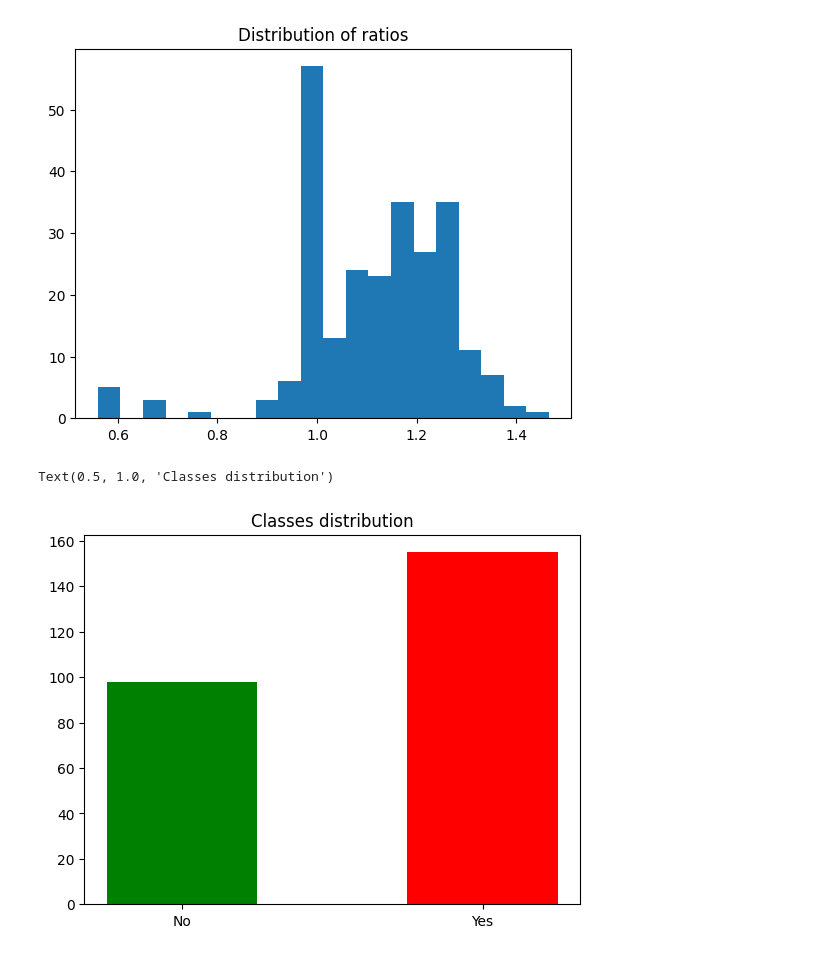
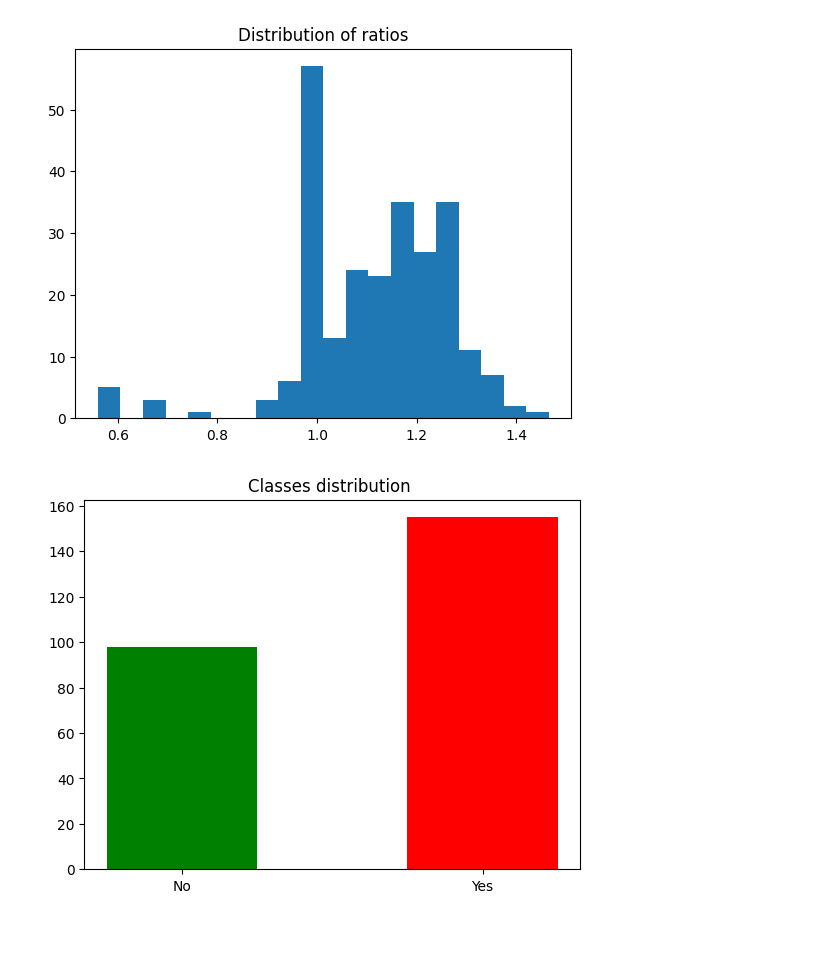
Before and after one commit to gqkd/MRI_Brain_Tumor_Detection, a Jupyter notebook: Brain_Tumor_Detection.ipynb, the cells around one changed output. Saved outputs shown, nothing was run; the diff lists cells and outputs as text; code cells hidden in the pictures.

```diff
--- a/Brain_Tumor_Detection.ipynb
+++ b/Brain_Tumor_Detection.ipynb
@@ -58,13 +88,9 @@ plt.title('Distribution of ratios')
 # %% [output]
 Text(0.5, 1.0, 'Distribution of ratios')
 [figure]
-# %%
-#distribution of classes initial dataset
-classes, counts = np.unique(y, return_counts=True)
-_ = plt.bar(classes,counts,width=0.5,color=['green','red'])
-_ = plt.xticks(classes, ['No','Yes'])
-plt.title('Classes distribution')
-# %% [output]
-Text(0.5, 1.0, 'Classes distribution')
-[figure, removed]
+# %%
+#distribution of classes initial dataset
+plot_classes_distribution(y,name='')
+# %% [output]
+[figure, added]
 # %%
```
Also changed, not shown: parts of 10 cells of this notebook.
